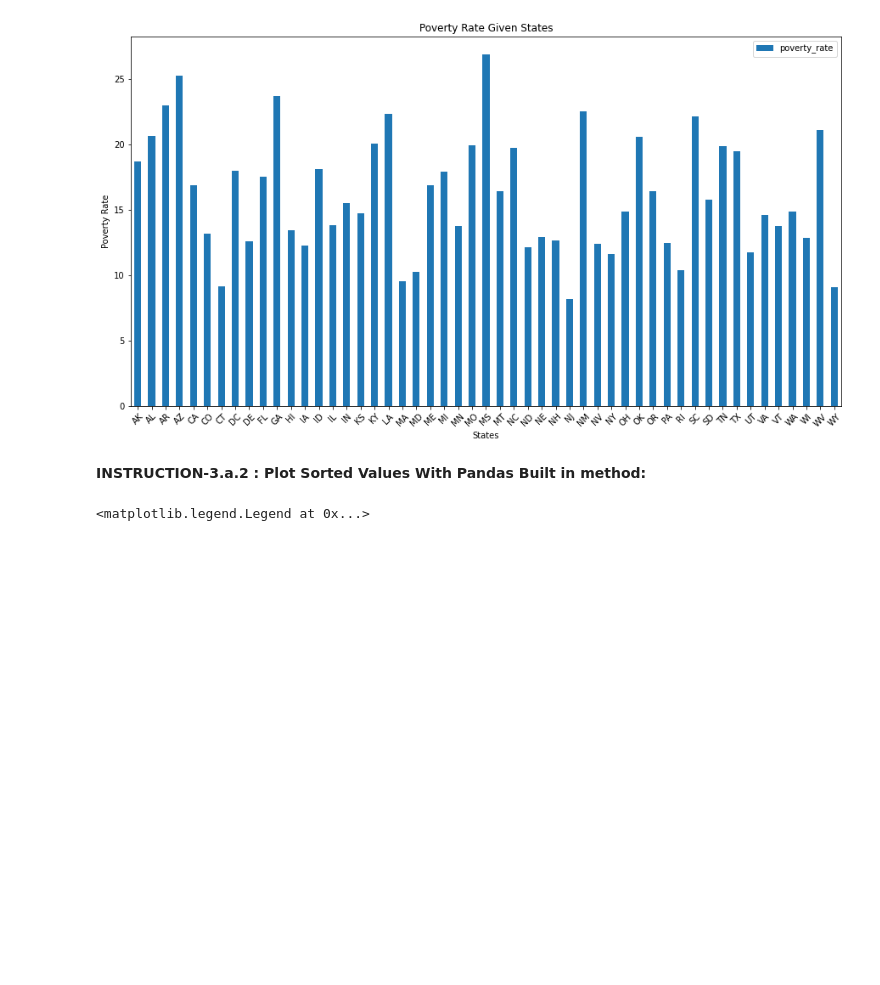
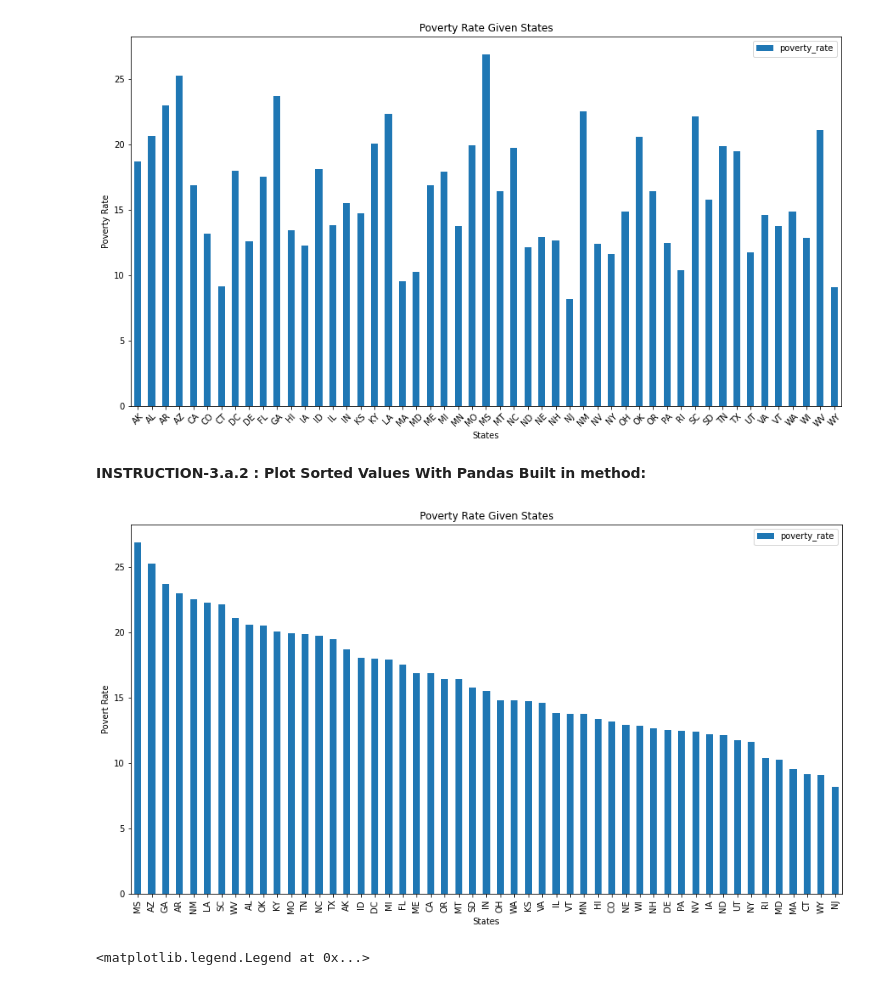
Before and after one commit to Ertugrul-Kurubal/Data-Visualization-With-Python-Projects, a Jupyter notebook: USA Fatal Police Shoot Analyse.ipynb, the cells around one changed output. Drawn from its saved outputs; the diff is of its cells as text; code cells hidden in the pictures; blank space fills up the shorter version.

```diff
--- a/USA Fatal Police Shoot Analyse.ipynb
+++ b/USA Fatal Police Shoot Analyse.ipynb
@@ -184,6 +215,15 @@ Name: poverty_rate, dtype: float64
 [figure]
 # %% [markdown]
 **INSTRUCTION-3.a.2 : Plot Sorted Values With Pandas Built in method:**
+# %%
+fig,ax = plt.subplots(figsize=(15,8))
+pr.groupby("Geographic Area").poverty_rate.mean().sort_values(ascending=False).plot.bar()
+ax.set_xlabel("States")
+ax.set_ylabel("Povert Rate")
+ax.set_title("Poverty Rate Given States")
+plt.legend();
+# %% [output]
+[figure, added]
 # %%
 .........
 # %% [output]
```
Also changed, not shown: parts of 7 cells of this notebook.
